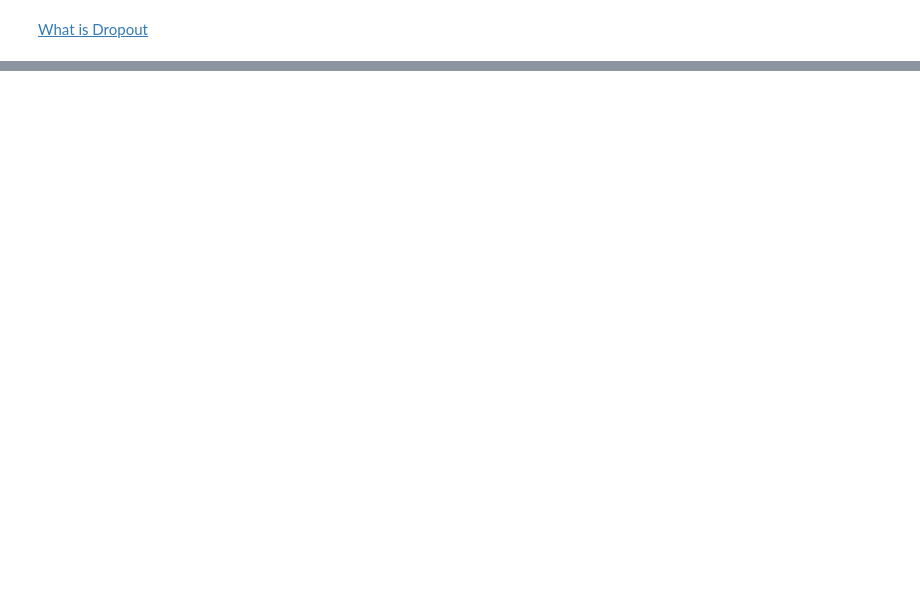
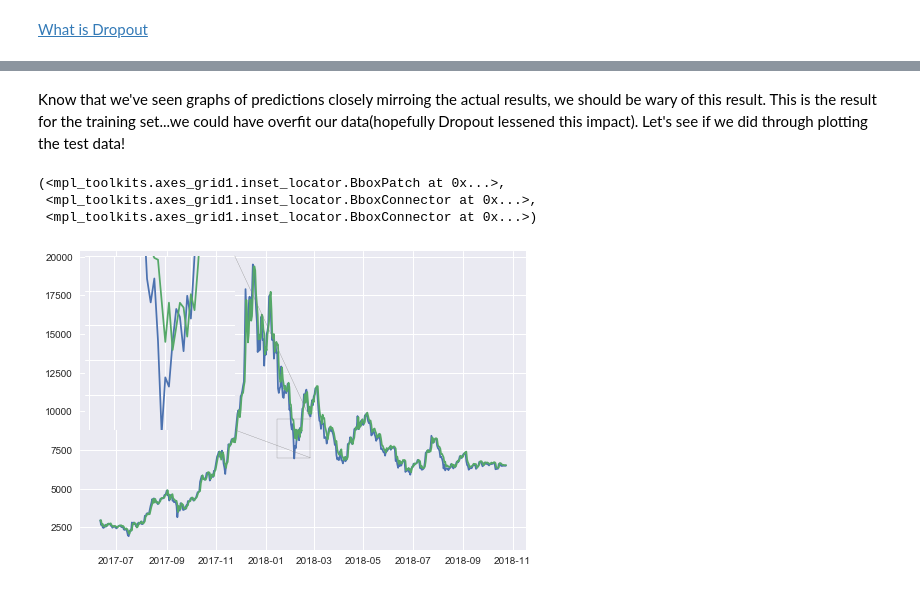
Before and after one commit to Viraj-Joshi/BitCoin-Price-Predictor, a Jupyter notebook: Bitcoin Price Predictor.ipynb, the cells around one changed output, grey strips where cells are left out. Cells and saved outputs as stored; diff of their text form; code cells hidden in the pictures; blank space fills up the shorter version.

```diff
--- a/Bitcoin Price Predictor.ipynb
+++ b/Bitcoin Price Predictor.ipynb
@@ -350,0 +449,24 @@ model.compile(loss="mae", optimizer="adam")
+# %% [markdown]
+Know that we've seen graphs of predictions closely mirroing the actual results, we should be wary of this result. This is the result for the training set...we could have overfit our data(hopefully Dropout lessened this impact). Let's see if we did through plotting the test data!
+# %%
+fig, ax1 = plt.subplots(1,1)
+ax1.plot(bitcoin_info[bitcoin_info['Date']>= split]['Date'][10:].astype(datetime.datetime),
+         test_set['bt_Close'][10:], label='Actual')
+ax1.plot(bitcoin_info[bitcoin_info['Date']>= split]['Date'][10:].astype(datetime.datetime),
+         ((np.transpose(bt_model.predict(test_input_neurons))+1)* test_set['bt_Close'].values[:-10])[0], label='Predicted')
+
+axins = zoomed_inset_axes(ax1, 4.5, loc=2)
+axins.plot(bitcoin_info[bitcoin_info['Date']>= split]['Date'][10:].astype(datetime.datetime),
+         test_set['bt_Close'][10:], label='Actual')
+axins.plot(bitcoin_info[bitcoin_info['Date']>= split]['Date'][10:].astype(datetime.datetime),
+         ((np.transpose(bt_model.predict(test_input_neurons))+1)* test_set['bt_Close'].values[:-10])[0], label='Predicted')
+axins.set_xlim(datetime.date(2018,1,15), datetime.date(2018,2,25)) # apply the x-limits
+axins.set_ylim(7000,9500) # apply the y-limits
+plt.xticks(visible=False)
+plt.yticks(visible=False)
+mark_inset(ax1, axins, loc1=1, loc2=4, fc="none", ec="0.5")
+# %% [output]
+(<mpl_toolkits.axes_grid1.inset_locator.BboxPatch at 0x...>,
+ <mpl_toolkits.axes_grid1.inset_locator.BboxConnector at 0x...>,
+ <mpl_toolkits.axes_grid1.inset_locator.BboxConnector at 0x...>)
+[figure, added]
```
Also changed, not shown: parts of 13 cells of this notebook.
